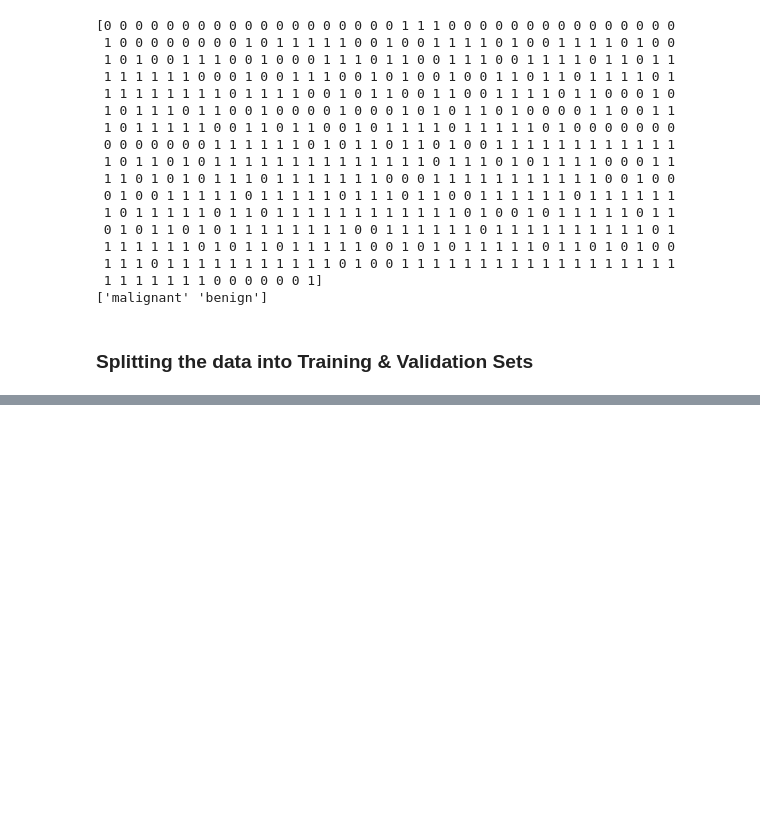
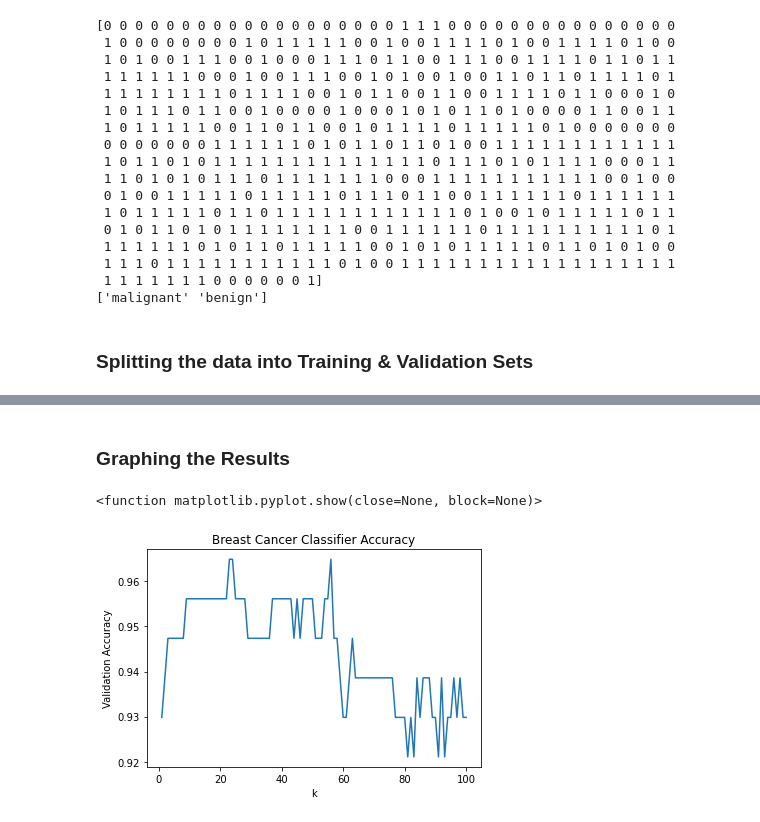
Before and after one commit to mannb986/breast_cancer_classifier, a Jupyter notebook: script.ipynb, the cells around one changed output, grey strips where cells are left out. Saved outputs shown, nothing was run; the diff lists cells and outputs as text; code cells hidden in the pictures; blank space fills up the shorter version.

```diff
--- a/script.ipynb
+++ b/script.ipynb
@@ -52,4 +52,7 @@ print(breast_cancer_data.target_names)
 # %%
 from sklearn.model_selection import train_test_split
 
-train_test_split(breast_cancer_data.data, breast_cancer_data.target, test_size=0.2, random_state=100)
+training_data, validation_data, training_labels, validation_labels = train_test_split(breast_cancer_data.data, breast_cancer_data.target, test_size=0.2, random_state=100)
+
+print(len(training_data))
+print(len(training_labels))
@@ -55,0 +66,6 @@ train_test_split(breast_cancer_data.data, breast_cancer_data.target, test_size=0
+# %%
+from sklearn.neighbors import KNeighborsClassifier
+
+classifier = KNeighborsClassifier(n_neighbors=3)
+
+classifier.fit(training_data, training_labels)
@@ -55,0 +82,7 @@ train_test_split(breast_cancer_data.data, breast_cancer_data.target, test_size=0
+# %%
+accuracies = []
+for k in range(1, 101):
+    classifier = KNeighborsClassifier(n_neighbors=k)
+    classifier.fit(training_data, training_labels)
+    print(classifier.score(validation_data, validation_labels))
+    accuracies.append(classifier.score(validation_data, validation_labels))
@@ -55,0 +107,15 @@ train_test_split(breast_cancer_data.data, breast_cancer_data.target, test_size=0
+# %% [markdown]
+### Graphing the Results
+# %%
+import matplotlib.pyplot as plt
+
+k_list = range(1, 101)
+
+plt.plot(k_list, accuracies)
+plt.xlabel("k")
+plt.ylabel("Validation Accuracy")
+plt.title("Breast Cancer Classifier Accuracy")
+plt.show
+# %% [output]
+<function matplotlib.pyplot.show(close=None, block=None)>
+[figure, added]
```
Also changed, not shown: parts of 8 cells of this notebook.
